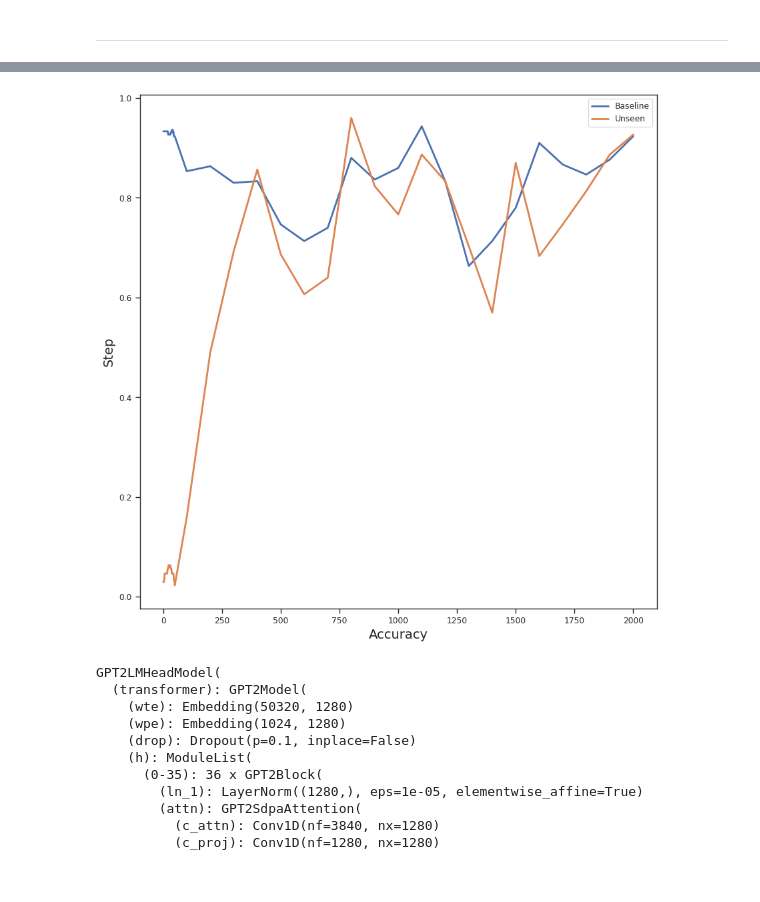
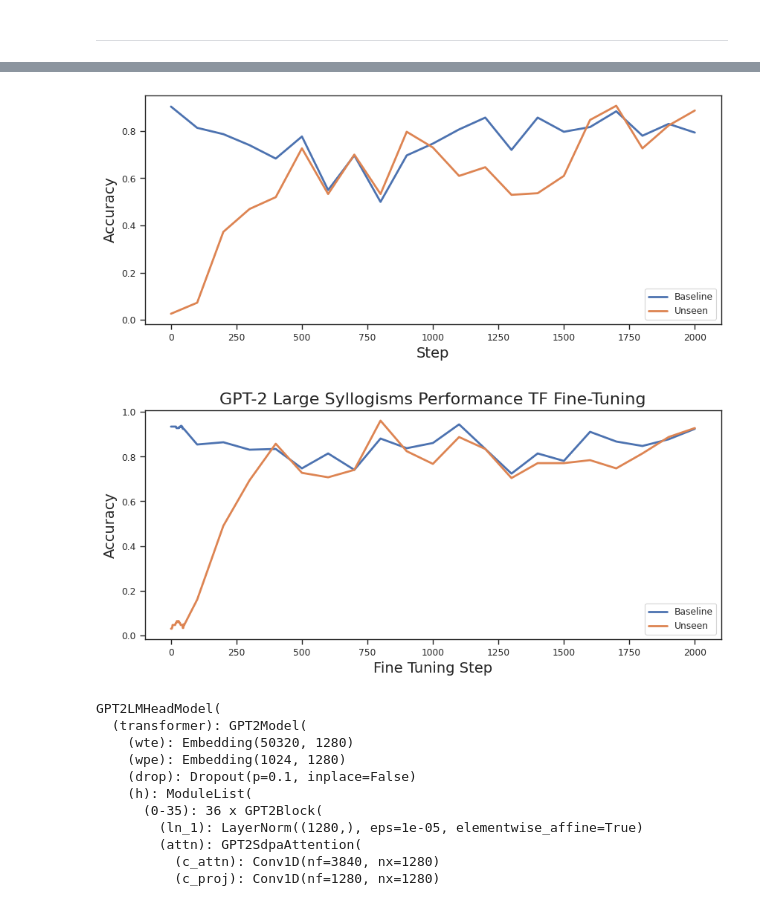
Before and after one commit to surajK610/curriculum_learning, a Jupyter notebook: src/notebooks/real_model_ar.ipynb, the cells around one changed output, grey strips where cells are left out. Saved outputs shown, nothing was run; the diff lists cells and outputs as text; code cells hidden in the pictures.

```diff
--- a/src/notebooks/real_model_ar.ipynb
+++ b/src/notebooks/real_model_ar.ipynb
@@ -710,0 +586,2 @@ Step 2000, Baseline Acc: 0.9233333468437195, Nonce Acc: 0.9266666769981384
+# %%
+metrics = json.load(open(os.path.join('../../outputs/gpt2-wikitext', "model_step_acc_new.json"), "r"))
@@ -711,3 +594,17 @@ Step 2000, Baseline Acc: 0.9233333468437195, Nonce Acc: 0.9266666769981384
+# %%
+df_metrics = pd.DataFrame(metrics)
+df_metrics = df_metrics.reset_index()
+df_metrics.columns = ["step", "baseline_acc", "nonce_acc"]
+df_metrics.step = df_metrics.step.astype(int)
+
+fig, ax = plt.subplots(figsize=(10, 4))
+sns.lineplot(data=df_metrics, x="step", y="baseline_acc", label="Baseline", ax=ax)
+sns.lineplot(data=df_metrics, x="step", y="nonce_acc", label="Unseen", ax=ax)
+ax.set_ylabel("Accuracy", fontsize=14)
+ax.set_xlabel("Step", fontsize=14)
+plt.show()
+# %% [output]
+[figure, added]
 # %%
 parsed_data = []
 for line in str_metrics.strip().split("\n"):
@@ -725,17 +622,20 @@ for line in str_metrics.strip().split("\n"):
 output_file = "../../outputs/gpt2-wikitext/parsed_accuracy_data.json"
 with open(output_file, "w") as json_file:
     json.dump(parsed_data, json_file, indent=4)
+# %%
+parsed_data = json.load(open("../../outputs/gpt2-wikitext/parsed_accuracy_data.json", "r"))
 # %%
 df_metrics = pd.DataFrame(parsed_data)
 
-fig, ax = plt.subplots(figsize=(10, 10))
+fig, ax = plt.subplots(figsize=(10, 4))
 sns.lineplot(data=df_metrics, x="step", y="baseline_acc", label="Baseline", ax=ax)
 sns.lineplot(data=df_metrics, x="step", y="nonce_acc", label="Unseen", ax=ax)
-ax.set_xlabel("Accuracy", fontsize=14)
-ax.set_ylabel("Step", fontsize=14)
+ax.set_ylabel("Accuracy", fontsize=14)
+ax.set_xlabel("Fine Tuning Step", fontsize=14)
+ax.set_title("GPT-2 Large Syllogisms Performance TF Fine-Tuning", fontsize=16)
 plt.show()
 # %% [output]
-[figure, old version]
+[figure, new version]
 # %%
 # Save the trained model and tokenizer
 tokenizer.save_pretrained('../../outputs/gpt2-wikitext')
```
Also changed, not shown: parts of 16 cells of this notebook.
